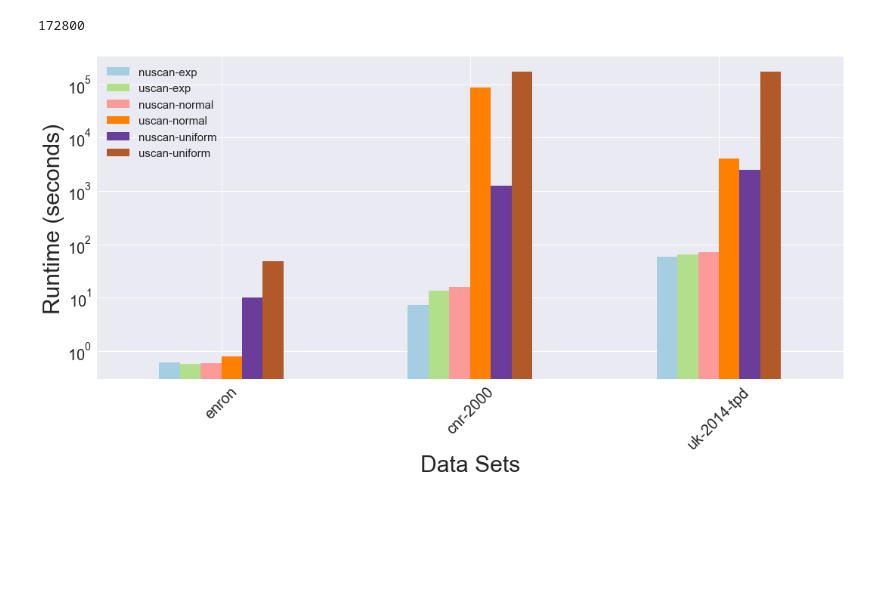
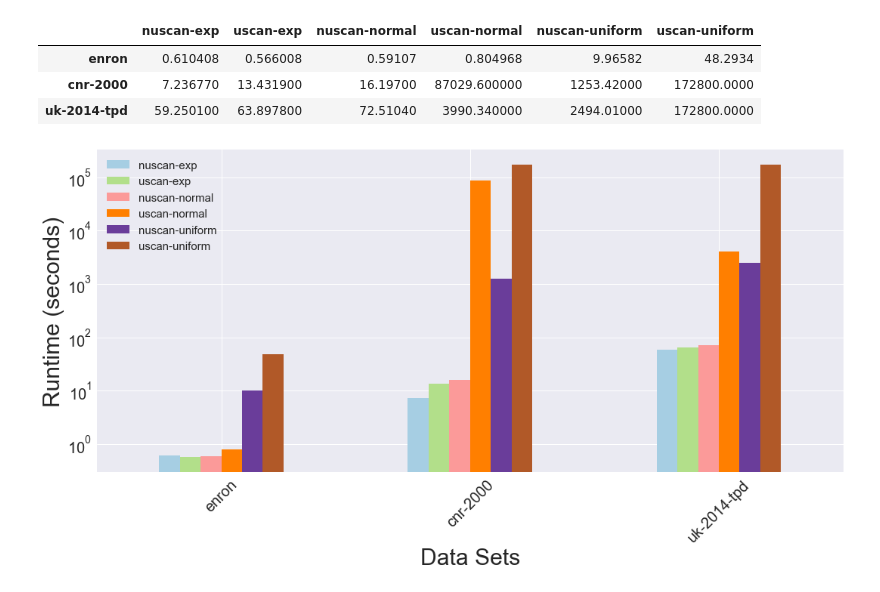
Before and after one commit to JoetheManHowie/NUSCAN, a Jupyter notebook: visualization/simpleBarPlot.ipynb, the cells around one changed output. Saved outputs shown, nothing was run; the diff lists cells and outputs as text; code cells hidden in the pictures; blank space fills up the shorter version.

```diff
--- a/visualization/simpleBarPlot.ipynb
+++ b/visualization/simpleBarPlot.ipynb
@@ -18,8 +17,11 @@ totals = {"nuscan-exp":[0.610408, 7.23677, 59.2501],
           "nuscan-uniform":[9.96582, 1253.42, 2494.01],
           "uscan-uniform":[48.2934, 172800, 172800]}
 df = pd.DataFrame(totals, index=["enron", "cnr-2000", "uk-2014-tpd"])
-# %%
-48*3600
-# %% [output]
-172800
+# %%
+df # (eta, epsilon, mu) = (0.8, 0.5, 2)
+# %% [output]
+|  | nuscan-exp | uscan-exp | nuscan-normal | uscan-normal | nuscan-uniform | uscan-uniform |
+| enron | 0.610408 | 0.566008 | 0.59107 | 0.804968 | 9.96582 | 48.2934 |
+| cnr-2000 | 7.236770 | 13.431900 | 16.19700 | 87029.600000 | 1253.42000 | 172800.0000 |
+| uk-2014-tpd | 59.250100 | 63.897800 | 72.51040 | 3990.340000 | 2494.01000 | 172800.0000 |
 # %%
```
Also changed, not shown: parts of 3 cells of this notebook, 31 other files.
